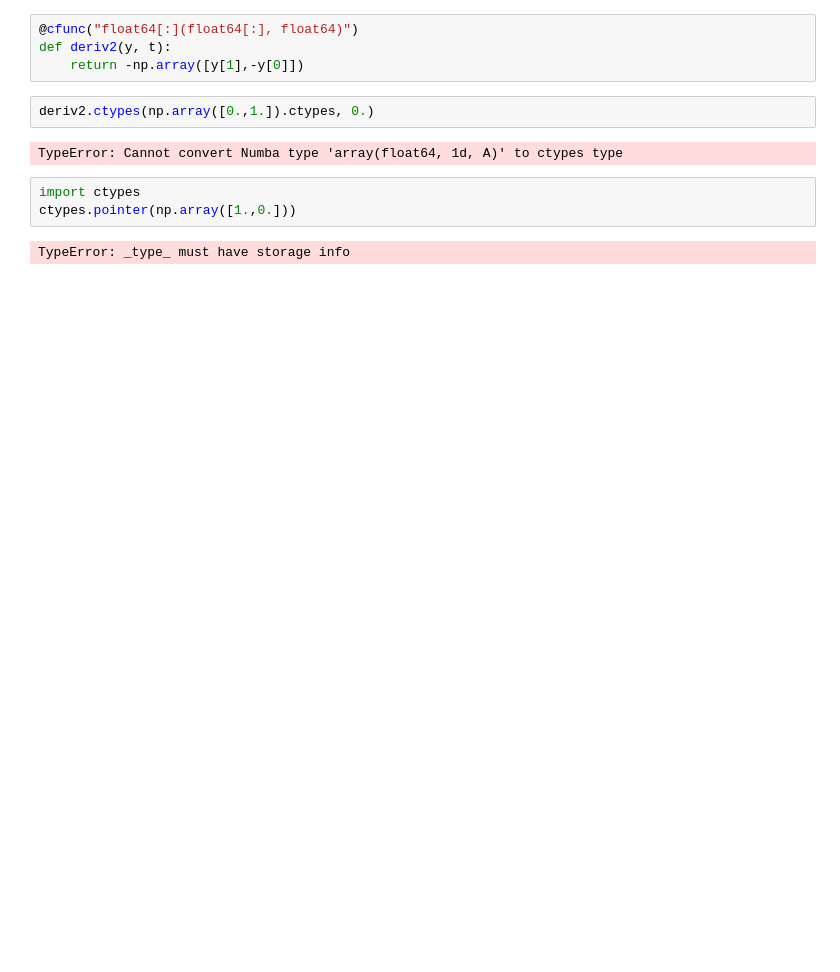
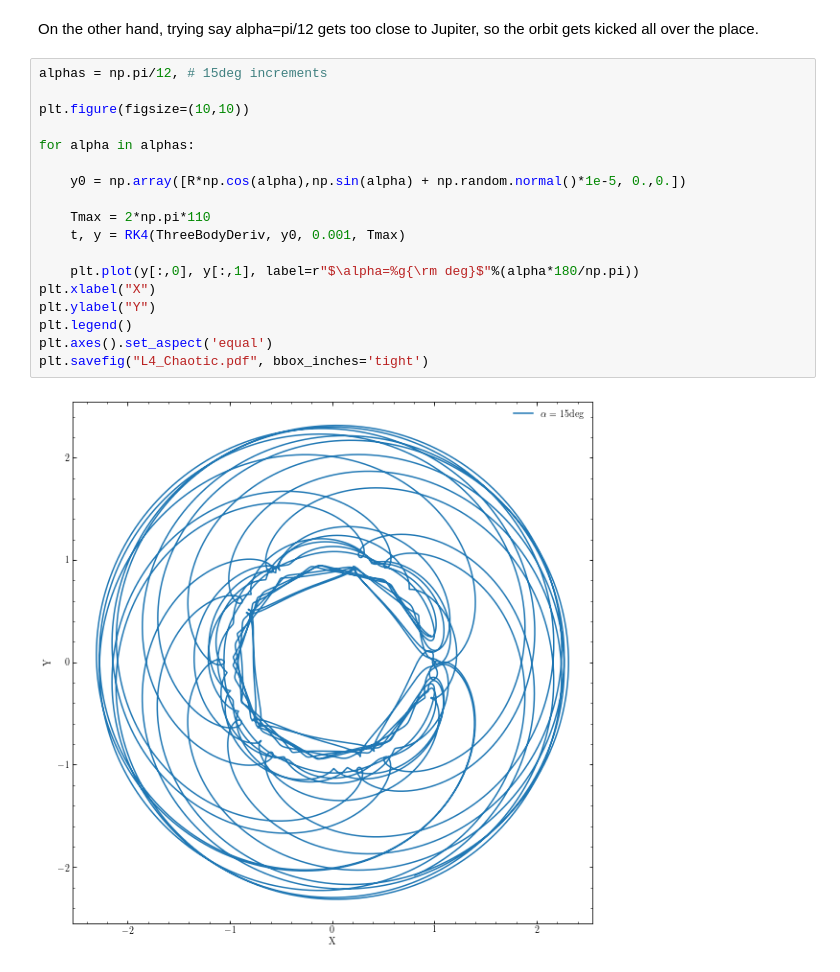
Before and after one commit to mikegrudic/Ph2x, a Jupyter notebook: Ph22/Ph22_2.ipynb, the cells around one changed output. Drawn from its saved outputs; the diff is of its cells as text; blank space fills up the shorter version.

```diff
--- a/Ph22/Ph22_2.ipynb
+++ b/Ph22/Ph22_2.ipynb
@@ -95,13 +96,22 @@ plt.show()
-# %%
-@cfunc("float64[:](float64[:], float64)")
-def deriv2(y, t):
-    return -np.array([y[1],-y[0]])
-# %%
-deriv2.ctypes(np.array([0.,1.]).ctypes, 0.)
-# %% [output]
-TypeError: Cannot convert Numba type 'array(float64, 1d, A)' to ctypes type
-# %%
-import ctypes
-ctypes.pointer(np.array([1.,0.]))
-# %% [output]
-TypeError: _type_ must have storage info
+# %% [markdown]
+On the other hand, trying say alpha=pi/12 gets too close to Jupiter, so the orbit gets kicked all over the place.
+# %%
+alphas = np.pi/12, # 15deg increments
+
+plt.figure(figsize=(10,10))
+
+for alpha in alphas:
+
+    y0 = np.array([R*np.cos(alpha),np.sin(alpha) + np.random.normal()*1e-5, 0.,0.])
+
+    Tmax = 2*np.pi*110
+    t, y = RK4(ThreeBodyDeriv, y0, 0.001, Tmax)
+
+    plt.plot(y[:,0], y[:,1], label=r"$\alpha=%g{\rm deg}$"%(alpha*180/np.pi))
+plt.xlabel("X")
+plt.ylabel("Y")
+plt.legend()
+plt.axes().set_aspect('equal')
+plt.savefig("L4_Chaotic.pdf", bbox_inches='tight')
+# %% [output]
+[figure, added]
```
Also changed, not shown: parts of 11 cells of this notebook.
